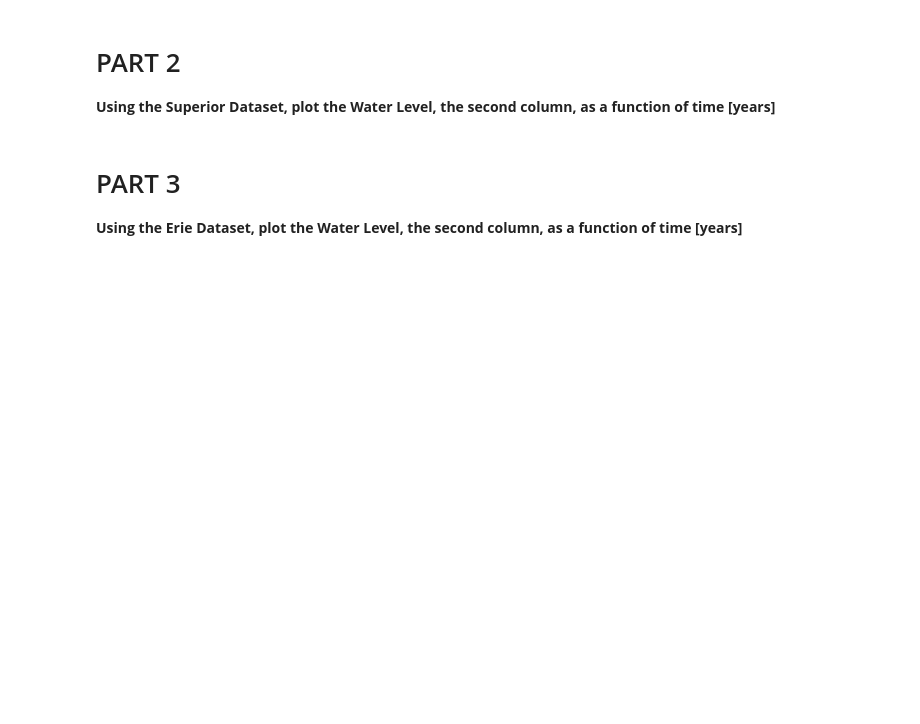
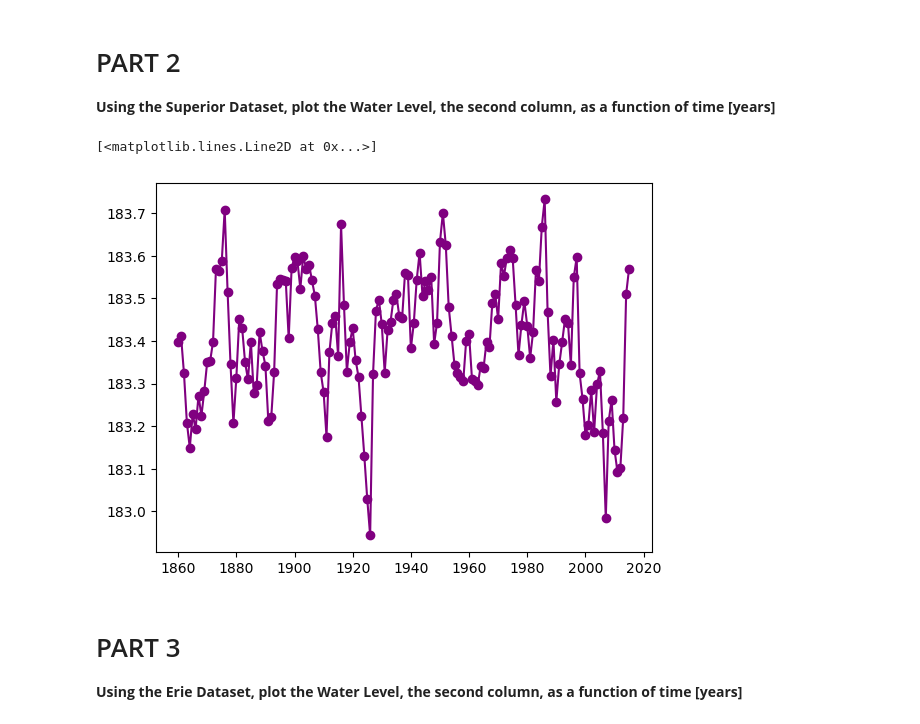
Before and after one commit to jackcienkus/CMSE202_Git_Started, a Jupyter notebook: Great_Lakes_and_Grand_River.ipynb, the cells around one changed output. Drawn from its saved outputs; the diff is of its cells as text; code cells hidden in the pictures; blank space fills up the shorter version.

```diff
--- a/Great_Lakes_and_Grand_River.ipynb
+++ b/Great_Lakes_and_Grand_River.ipynb
@@ -47,3 +47,10 @@ plt.show()
+# %%
+# Insert Code Here
+sup = pd.read_csv(r"data/sup.csv")
+plt.plot(sup.iloc[:,0], sup.iloc[:,1], color='purple', marker='o')
+# %% [output]
+[<matplotlib.lines.Line2D at 0x...>]
+[figure, added]
 # %% [markdown]
 # PART 3
 
```
Also changed, not shown: parts of 3 cells of this notebook.
